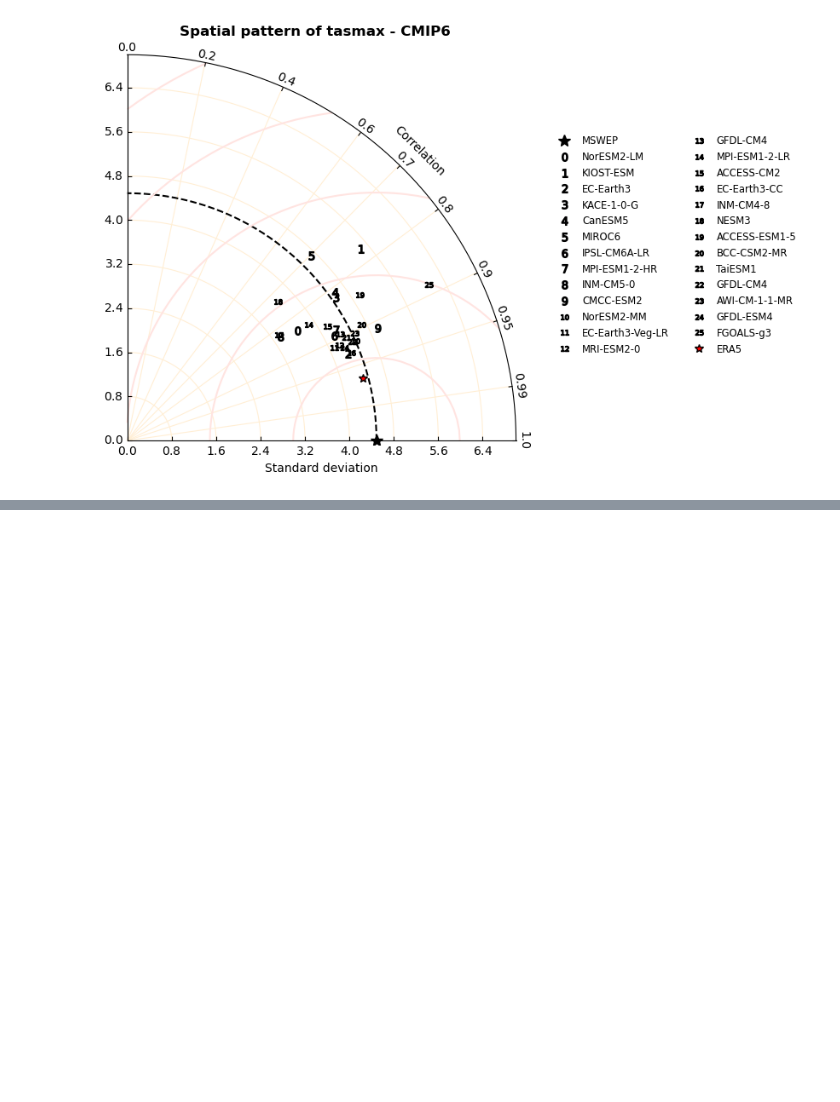
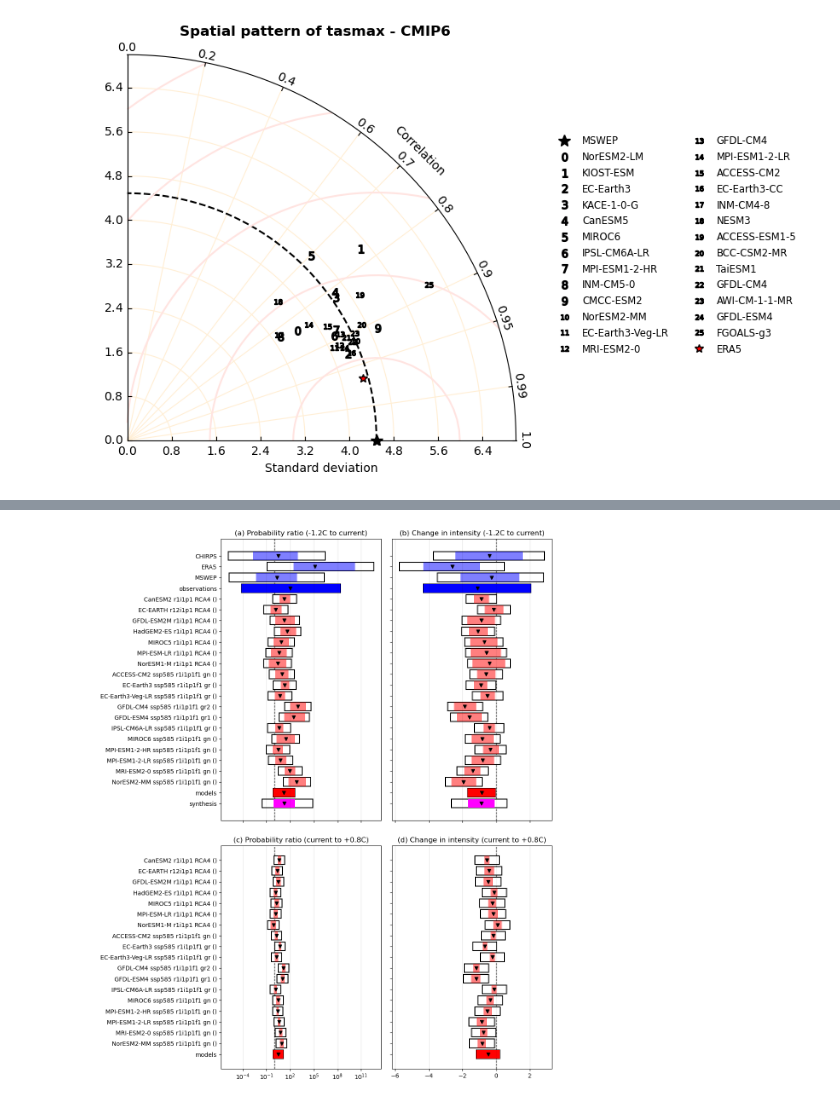
Before and after one commit to clairbarnes/wwa-current, a Jupyter notebook: 24-01_amazon-drought/amazon-drought_0P_model-data.ipynb, the cells around one changed output, grey strips where cells are left out. Saved outputs shown, nothing was run; the diff lists cells and outputs as text; code cells hidden in the pictures; blank space fills up the shorter version.

```diff
--- a/24-01_amazon-drought/amazon-drought_0P_model-data.ipynb
+++ b/24-01_amazon-drought/amazon-drought_0P_model-data.ipynb
@@ -1166,0 +1171,54 @@ plt.savefig("fig/taylor-diagram_"+varnm+"_spatial_cmip6.png")
+# %%
+varnm = "spi"
+
+df = {t+"_"+time : pd.read_fwf("synthesis/synth_"+varnm+"_"+t+"_"+time+".txt", comment = "#", header = None, widths = [5,5,12,12,12,12,12,4,99],
+                 names = ["y0", "y1", "est", "lower", "upper", "l_wb", "u_wb", "group", "model"], index_col = "model") for time in ["past", "proj"] for t in ["pr", "di"]}
+# %%
+################################################################################################################################################
+
+fig, axs = plt.subplots(ncols = 2, nrows = 2, figsize = (10,(len(df["di_past"]) + len(df["di_proj"])) * 3/8), dpi = 100,
+                        sharey = "row", sharex = "col", gridspec_kw = {"height_ratios" : [len(df["pr_past"]), len(df["pr_proj"])]})
+plt.subplots_adjust(wspace = 0.07, hspace = 0.1)
+
+pr_ax = axs[:,0]; di_ax = axs[:,1]
+
+gcols = ["blue", "blue", "red", "red", "magenta"]
+galpha = [0.5,1,0.5,1,1]
+
+for ax in pr_ax: ax.axvline(1, ls = "--", color = "k", lw = 1, zorder = -99)
+for ax in di_ax: ax.axvline(0, ls = "--", color = "k", lw = 1, zorder = -99)
+
+#~~~~~~~~~~~~~~~~~~~~~~~~~~~~~~~~~~~~~~~~~~~~~~~~~~~~~~~~~~~~~~~~~~~~~~~~~~~~~
+
+for i in range(2):
+    for j in range(2):
+
+        ax = axs[i,j]
+        ds = ["pr", "di"][j]+"_"+["past", "proj"][i]
+        res = df[ds]
+        ttl = "("+["a","b","c","d"][i*2+j]+ ") "+["Probability ratio", "Change in intensity"][j]+" "+["(-1.2C to current)", "(current to +0.8C)"][i]
+
+        ax.set_title(ttl)
+
+        ax.grid(axis = "x", color = "k", alpha = 0.1, ls = "-", zorder = -99)
+
+        for k in range(len(res)):
+
+            r = res.iloc[k]
+            ax.add_patch(Rectangle((r.l_wb,-k-0.4), r.u_wb - r.l_wb, 0.8, edgecolor = "k", facecolor = "w", lw = 1.5))
+            ax.add_patch(Rectangle((r.lower,-k-0.4), r.upper - r.lower, 0.8, facecolor = gcols[int(r.group)-1], alpha = galpha[int(r.group)-1]))
+
+            ax.plot(r.est, -k, color = "k", marker = "v")
+
+axs[0,0].set_xscale('log')
+# axs[1,0].get_xaxis().set_major_formatter(matplotlib.ticker.ScalarFormatter())
+
+axs[0,0].set_yticks(range(0, -len(df["pr_past"]), -1))
+axs[0,0].set_yticklabels([re.sub('"', '', r).strip() for r in df["pr_past"].index])
+
+axs[1,0].set_yticks(range(0, -len(df["pr_proj"]), -1))
+axs[1,0].set_yticklabels([re.sub('"', '', r).strip() for r in df["pr_proj"].index])
+
+plt.savefig("fig/synthesis_"+varnm+".png")
+# %% [output]
+[figure, added]
```
Also changed, not shown: parts of 6 cells of this notebook, 1 other file.
